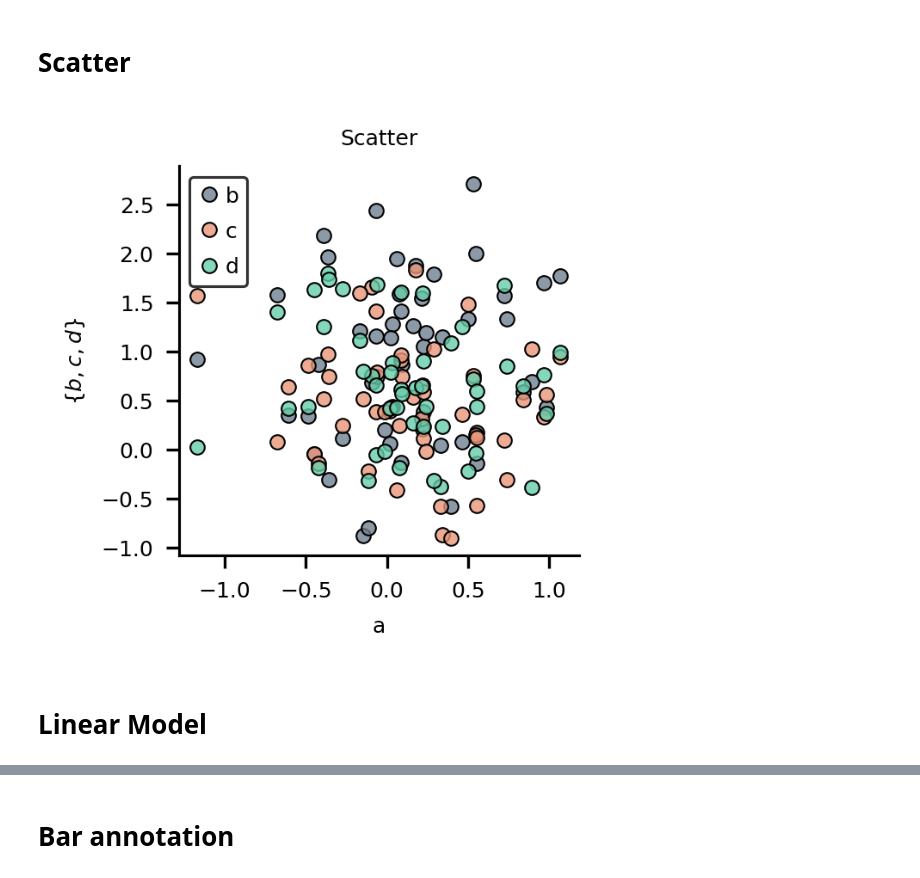
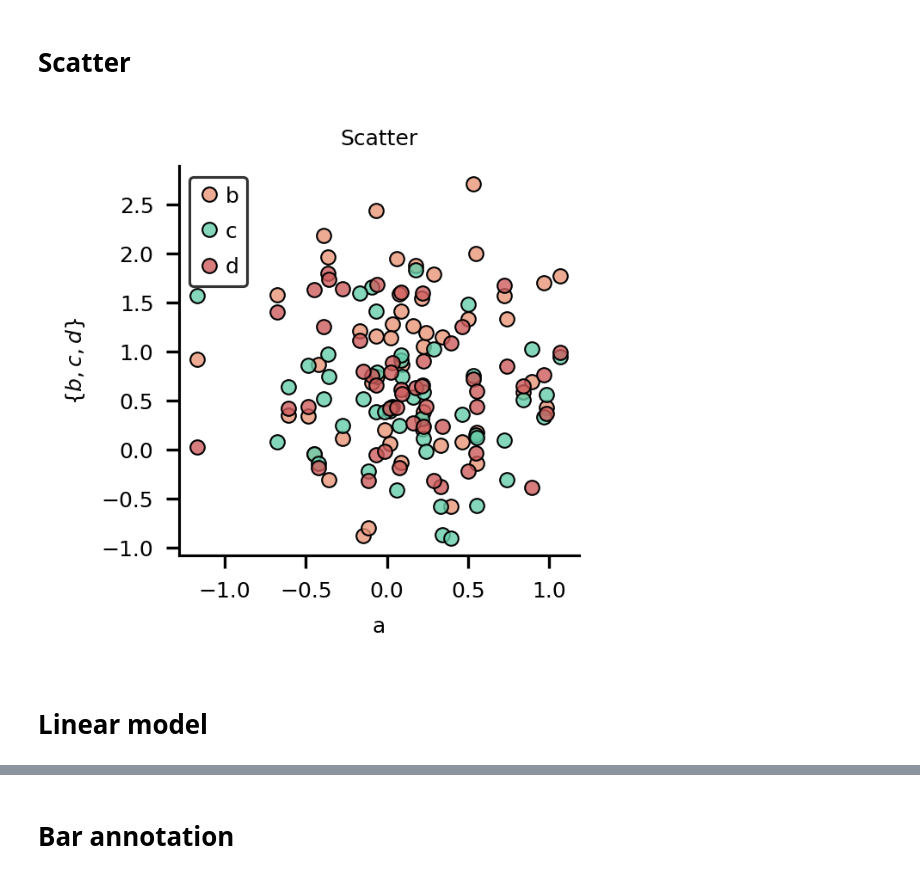
Before and after one commit to moltaire/myplotlib, a Jupyter notebook: gallery.ipynb, the cells around one changed output, grey strips where cells are left out. Saved outputs shown, nothing was run; the diff lists cells and outputs as text; code cells hidden in the pictures.

Commit message:
fixed color mapping, scatter now does not clip on axes

```diff
--- a/gallery.ipynb
+++ b/gallery.ipynb
@@ -40,19 +40,19 @@ plt.savefig("examples/violin.png")
 # Scatter
 # %%
 fig = plt.figure()
-
+plt.plot([])  # skip first color, so that variables always have the same color
 my.plots.scatter(data["a"], data["b"], label="b")
 my.plots.scatter(data["a"], data["c"], label="c")
 ax = my.plots.scatter(data["a"], data["d"], label="d")
 ax.set_xlabel("a")
 ax.set_ylabel("$\{b, c, d\}$")
 ax.legend()
 ax.set_title("Scatter")
 plt.savefig("examples/scatter.png")
 # %% [output]
-[figure, old version]
+[figure, new version]
 # %% [markdown]
-# Linear Model
+# Linear model
 # %%
 scatter_kws = dict()  # dict(edgealpha=0.7, facealpha=0.5)
 fig, ax = plt.subplots()
```
Also changed, not shown: parts of 4 cells of this notebook, 7 other files.
